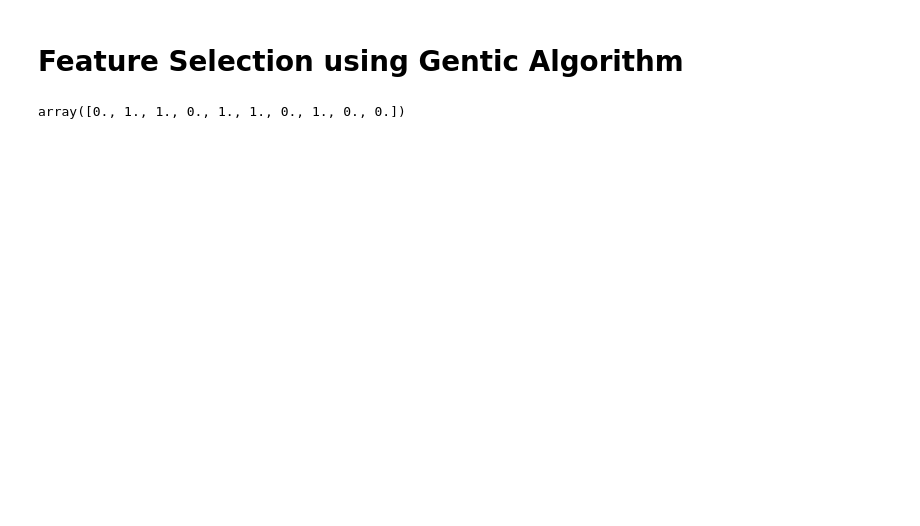
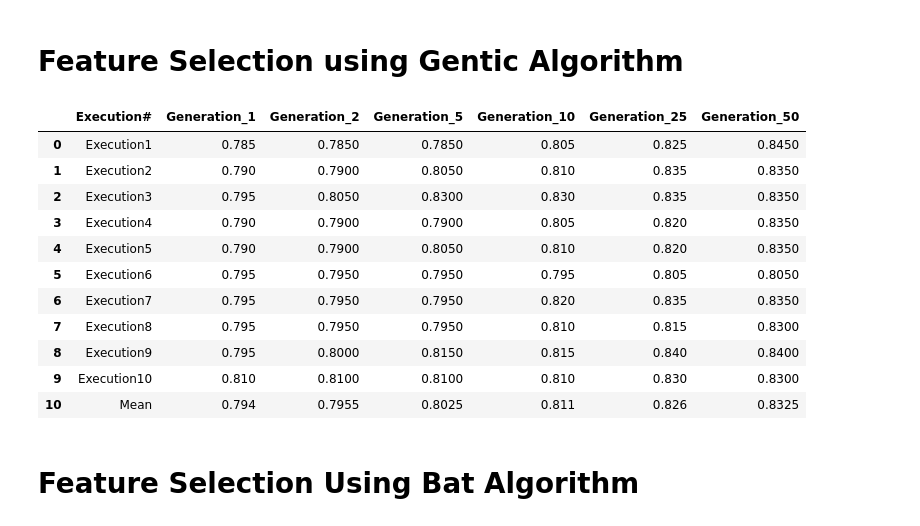
Before and after one commit to NAshwinKumar/credit_risk_assessment, a Jupyter notebook: HGANN.ipynb, the cells around one changed output. Cells and saved outputs as stored; diff of their text form; code cells hidden in the pictures; blank space fills up the shorter version.

Commit message:
V1
Update GA code to use neural network as fitness function
Add code to Compare with Bat Algorithm

```diff
--- a/HGANN.ipynb
+++ b/HGANN.ipynb
@@ -393,5 +415,60 @@ def fitness_func(chromosome):
-# %%
-ga = GA(num_generations = 50, pop_size = 50, p_c = 0.9, p_m = 0.05, chromosome_size = 10, min_features = 5, max_features = 12, keep_best = 25, fitness_func=fitness_func)
-ga.run()
-# %% [output]
-array([0., 1., 1., 0., 1., 1., 0., 1., 0., 0.])
+# %%
+def fitness_func(chromosome):
+
+    labels = X_train.columns
+    indices = [i for i, x in enumerate(chromosome) if x == 1]
+    selected_features_chromosome = [labels[i] for i in indices]
+
+
+    mlp = MLPClassifier(hidden_layer_sizes=(50,), max_iter=10, alpha=1e-4,
+                        solver='sgd', verbose=10, random_state=1,
+                        learning_rate_init=.1)
+
+    with io.capture_output() as captured:
+        mlp = mlp.fit(X_train[selected_features_chromosome], y_train);
+
+
+    y_pred = mlp.predict(X_val[selected_features_chromosome])
+    return accuracy_score(y_val, y_pred)
+# %%
+best_fitness_generation_execution = [] # GA is executed multiple times, For each execution we will get a list which will contain the best accuracy at each generation. This list is appended to best_fitness_generation_execution
+best_chromosome_generation_execution = []
+
+for execution_num in range(10):
+    ga = GA(num_generations = 50, pop_size = 50, p_c = 0.9, p_m = 0.05, chromosome_size = X_train.shape[1], min_features = 1, max_features = X_train.shape[1]-1, keep_best = 10, fitness_func=fitness_func)
+    best_fitness_generation, best_chromosome_generation = ga.run()
+
+    best_fitness_generation.insert(0, "Execution"+str(execution_num+1))
+    best_fitness_generation_execution.append(best_fitness_generation)
+
+    best_chromosome_generation.insert(0, "Execution"+str(execution_num+1))
+    best_chromosome_generation_execution.append(best_chromosome_generation)
+
+
+cols = list(range(len(best_fitness_generation_execution[0])))
+cols[0] = 'Execution#'
+best_fitness_generation_execution_df = pd.DataFrame(best_fitness_generation_execution, columns = cols)
+best_fitness_generation_execution_df = best_fitness_generation_execution_df.append(best_fitness_generation_execution_df.mean(numeric_only=True), ignore_index=True)
+best_fitness_generation_execution_df.iloc[-1,0] = "Mean"
+new_names = [(i,'Generation_'+str(i)) for i in best_fitness_generation_execution_df.iloc[:, 1:].columns.values]
+best_fitness_generation_execution_df.rename(columns = dict(new_names), inplace=True)
+
+
+best_chromosome_generation_execution_df = pd.DataFrame(best_chromosome_generation_execution, columns = cols)
+# %%
+best_fitness_generation_execution_df[['Execution#', 'Generation_1', 'Generation_2', 'Generation_5', 'Generation_10', 'Generation_25', 'Generation_50']]
+# %% [output]
+|  | Execution# | Generation_1 | Generation_2 | Generation_5 | Generation_10 | Generation_25 | Generation_50 |
+| 0 | Execution1 | 0.785 | 0.7850 | 0.7850 | 0.805 | 0.825 | 0.8450 |
+| 1 | Execution2 | 0.790 | 0.7900 | 0.8050 | 0.810 | 0.835 | 0.8350 |
+| 2 | Execution3 | 0.795 | 0.8050 | 0.8300 | 0.830 | 0.835 | 0.8350 |
+| 3 | Execution4 | 0.790 | 0.7900 | 0.7900 | 0.805 | 0.820 | 0.8350 |
+| 4 | Execution5 | 0.790 | 0.7900 | 0.8050 | 0.810 | 0.820 | 0.8350 |
+| 5 | Execution6 | 0.795 | 0.7950 | 0.7950 | 0.795 | 0.805 | 0.8050 |
+| 6 | Execution7 | 0.795 | 0.7950 | 0.7950 | 0.820 | 0.835 | 0.8350 |
+| 7 | Execution8 | 0.795 | 0.7950 | 0.7950 | 0.810 | 0.815 | 0.8300 |
+| 8 | Execution9 | 0.795 | 0.8000 | 0.8150 | 0.815 | 0.840 | 0.8400 |
+| 9 | Execution10 | 0.810 | 0.8100 | 0.8100 | 0.810 | 0.830 | 0.8300 |
+| 10 | Mean | 0.794 | 0.7955 | 0.8025 | 0.811 | 0.826 | 0.8325 |
+# %% [markdown]
+# Feature Selection Using Bat Algorithm
```
Also changed, not shown: parts of 15 cells of this notebook.
